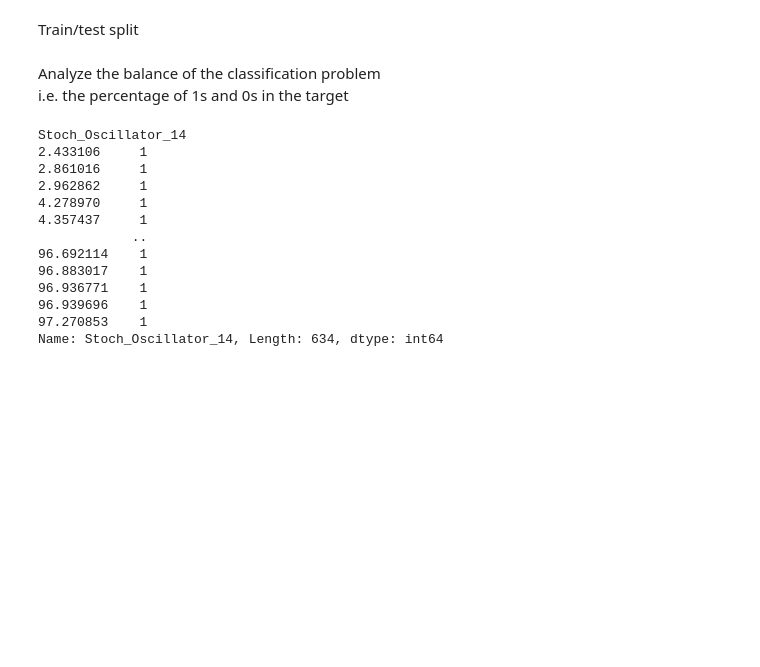
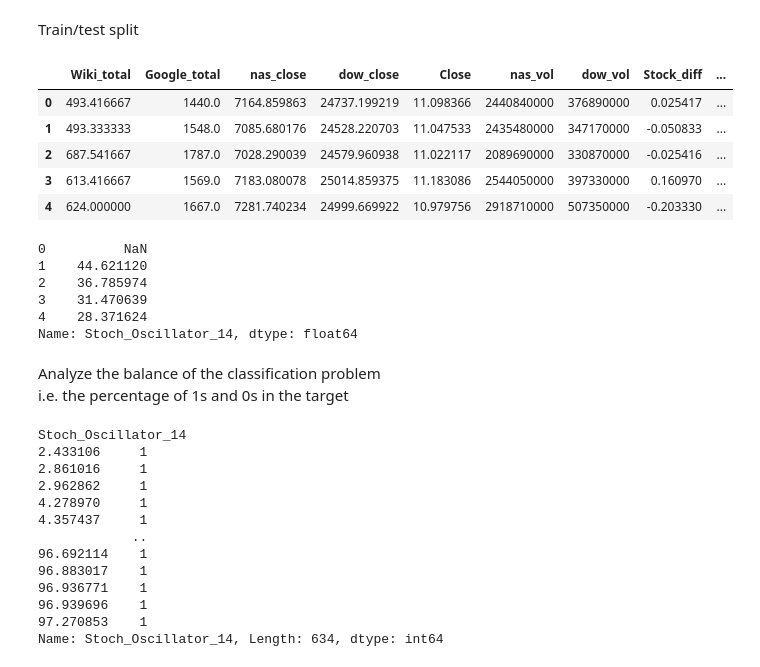
Before and after one commit to fabcabrera/Stock-Predictions, a Jupyter notebook: Fabrizio/DT Model Attempt.ipynb, the cells around one changed output. Drawn from its saved outputs; the diff is of its cells as text; code cells hidden in the pictures; blank space fills up the shorter version.

```diff
--- a/Fabrizio/DT Model Attempt.ipynb
+++ b/Fabrizio/DT Model Attempt.ipynb
@@ -16,6 +15,0 @@ df.head()
-# %%
-# Change the type of Wiki_Move and Google_ROC
-df = df.iloc[14:-1, :].reset_index(drop = True)
-df["Wiki_Move"] = df["Wiki_Move"].astype(int)
-df["Google_ROC"] = df["Google_ROC"].astype(float)
-df.head()
@@ -34,11 +15,0 @@ Remove the columns that are used to calculate features
-# %%
-'''
-df.drop(columns = ["Open", "High", "Low", "Gain", "Loss", \
-                   "Stock_avg_gain", "Stock_avg_loss", "Stock_rs", "Wiki_total", \
-                   "Wiki 5day disparity", \
-                   "Wiki MA3 Move", "Wiki MA5 Move", "Goog Total", "Goog Gain", \
-                   "Goog Loss", "Goog Avg. Gain", "Goog Avg. Loss", "Goog RS", \
-                   "Goog ROC", "Goog MA3", "Goog EMA5", "Goog 3day Disparity", \
-                   "Goog RSI (14 days)", "Price RSI (14 days)"], inplace = True)
-'''
-# Didnt find Wiki Traffic- 1 Day Lag so I just canceled it
@@ -47,12 +16,12 @@ df.drop(columns = ["Open", "High", "Low", "Gain", "Loss", \
 # %%
 # UBS_1, Basic Varaibles,
 df = df[df.columns.drop(list(df.filter(regex='Move')))]
-df = df[["target_1", "Volume",
-                "Wiki_total", "Google_total",
-                "nas_close", "dow_close",
-                 "Close", "nas_vol",
-                 "dow_vol", "Stock_diff",
-                 'Stoch_Oscillator_3', 'Stoch_Oscillator_14']]
+df = df[["date", "Close", "Change_Close"
+            "Wiki_Move", "Google_total",
+            "nas_close", "dow_close",
+            "Close", "nas_vol",
+            "dow_vol", "Stock_diff",
+            "Stoch_Oscillator_3", "Stoch_Oscillator_14", "target_1"]]
 df.head()
 # %% [output]
 |  | target_1 | Volume | Wiki_total | Google_total | nas_close | dow_close | Close | nas_vol | dow_vol | ... |
@@ -66,5 +33,3 @@ Fix column data format
-# %%
-df["Stoch_Oscillator_14"] = df["Stoch_Oscillator_14"].astype(float)
 # %%
 df.head()
 # %% [output]
@@ -79,6 +44,24 @@ Train/test split
 # %%
 X = df.iloc[:, 2:-1]
 Y = df.iloc[:, -1]
+# %%
+X.head()
+# %% [output]
+|  | Wiki_total | Google_total | nas_close | dow_close | Close | nas_vol | dow_vol | Stock_diff | ... |
+| 0 | 493.416667 | 1440.0 | 7164.859863 | 24737.199219 | 11.098366 | 2440840000 | 376890000 | 0.025417 | ... |
+| 1 | 493.333333 | 1548.0 | 7085.680176 | 24528.220703 | 11.047533 | 2435480000 | 347170000 | -0.050833 | ... |
+| 2 | 687.541667 | 1787.0 | 7028.290039 | 24579.960938 | 11.022117 | 2089690000 | 330870000 | -0.025416 | ... |
+| 3 | 613.416667 | 1569.0 | 7183.080078 | 25014.859375 | 11.183086 | 2544050000 | 397330000 | 0.160970 | ... |
+| 4 | 624.000000 | 1667.0 | 7281.740234 | 24999.669922 | 10.979756 | 2918710000 | 507350000 | -0.203330 | ... |
+# %%
+Y.head()
+# %% [output]
+0          NaN
+1    44.621120
+2    36.785974
+3    31.470639
+4    28.371624
+Name: Stoch_Oscillator_14, dtype: float64
 # %%
 def dataset_split(X, Y, test_size):
     ind = int((1 - test_size) * len(X))
```
Also changed, not shown: parts of 6 cells of this notebook.
